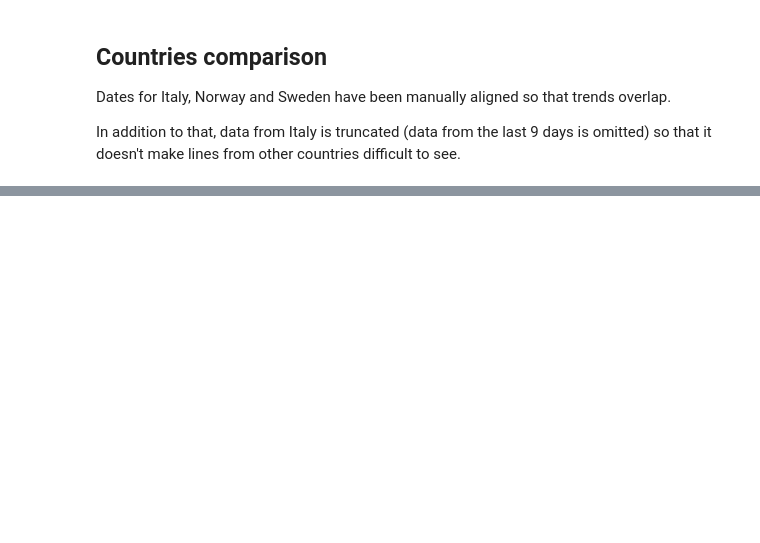
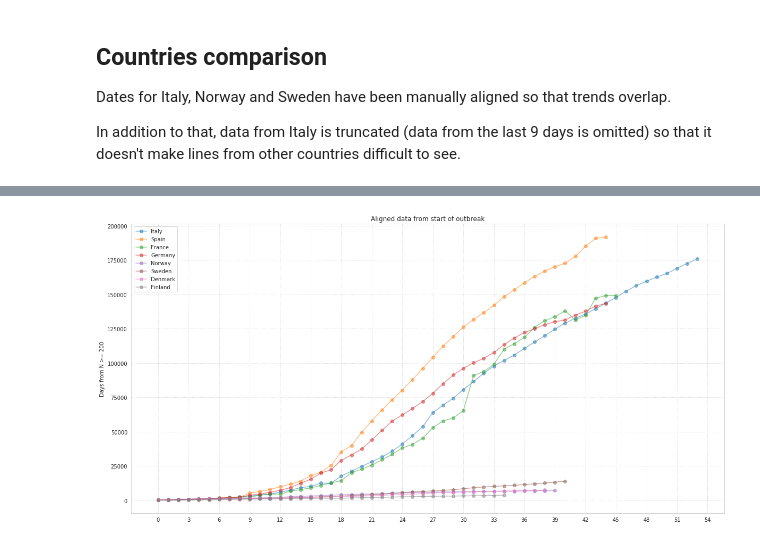
Before and after one commit to matteobarbieri/covid2019-data-analysis, a Jupyter notebook: notebooks/projections_covid2019_world.ipynb, the cells around one changed output, grey strips where cells are left out. Saved outputs shown, nothing was run; the diff lists cells and outputs as text; code cells hidden in the pictures; blank space fills up the shorter version.

Commit message:
Improve plot with aligned data

```diff
--- a/notebooks/projections_covid2019_world.ipynb
+++ b/notebooks/projections_covid2019_world.ipynb
@@ -379,3 +317,43 @@ plt.savefig(os.path.join(PLOTS_DIR, "europe_aligned_dates.png"));
+# %%
+plt.figure()
+
+ax = plt.gca()
+
+sns.set_style("whitegrid", {'grid.linestyle': ':'})
+# ax.yaxis.set_major_locator(ticker.MultipleLocator(Y_GRID_TICK/5))
+ax.xaxis.set_major_locator(ticker.MultipleLocator(3))
+
+
+countries_to_plot = [
+    "Italy",
+    "Spain",
+    "France",
+    "Germany",
+    "Norway",
+    "Sweden",
+    "Denmark",
+    "Finland",
+]
+
+for cc in countries_to_plot:
+    c_df = get_country_df(world_df, cc)
+    first_day_200 = c_df[c_df["Confirmed"] >= 200]
+    starting_date = first_day_200.iloc[0]['Date']
+
+    c_df_shifted = c_df[c_df["Date"] >= starting_date].copy()
+    c_df_shifted = c_df_shifted.reset_index(drop=True)
+
+    c_df_shifted.plot(y=["Confirmed"], figsize=(20,10), ax=ax, marker='o', alpha=0.5)
+
+ax.legend(countries_to_plot);
+ax.set_ylabel("# of confirmed cases");
+ax.set_ylabel("Days from N >= 200");
+
+plt.title("Aligned data from start of outbreak");
+
+plt.savefig(os.path.join(PLOTS_DIR, "europe_aligned_dates.png"));
+# %% [output]
+[figure, added]
 # %%
 # plt.figure()
 
```
Also changed, not shown: parts of 7 cells of this notebook, 1 other file.
